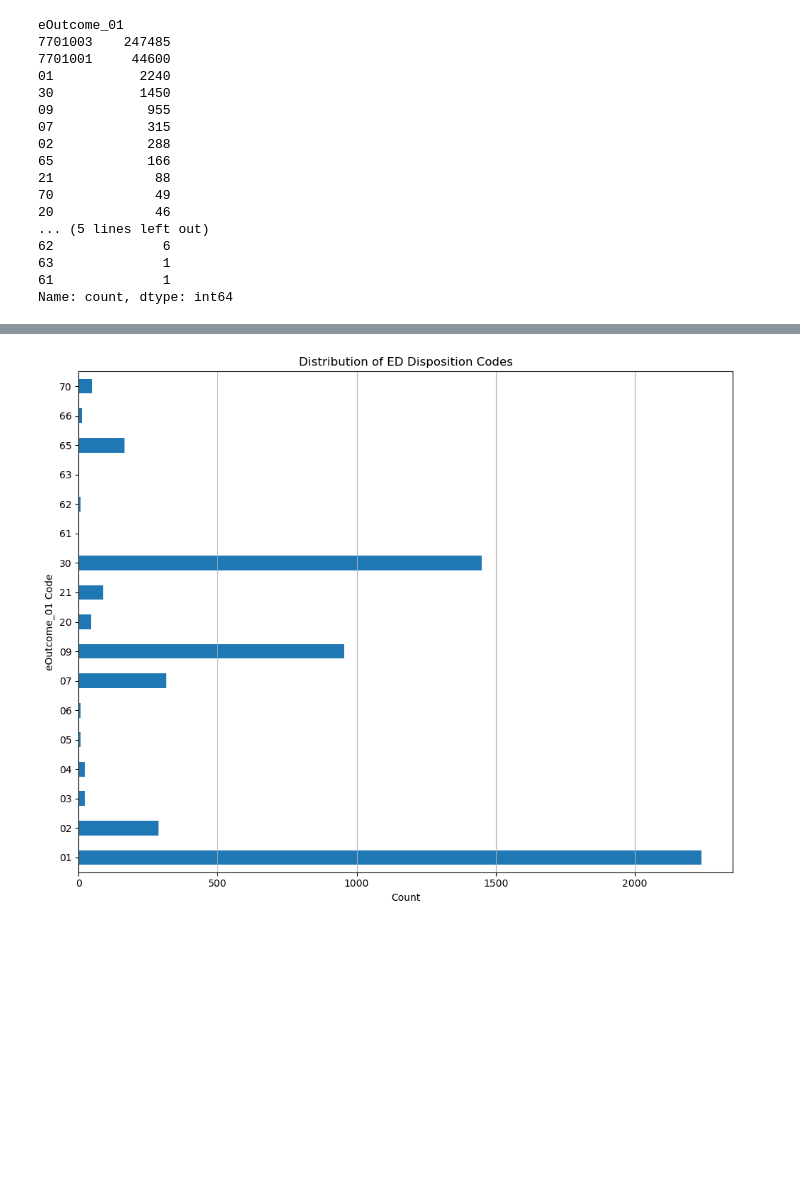
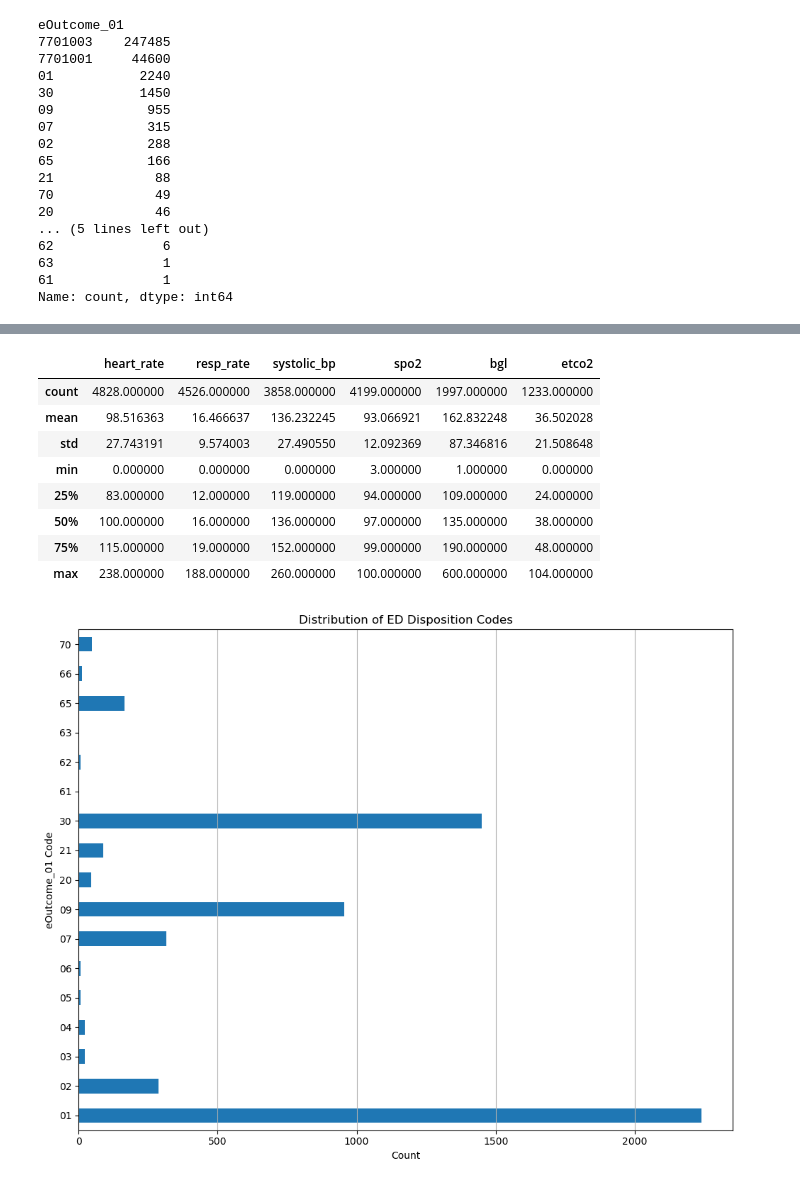
Before and after one commit to n2b8/opiate_use_analysis, a Jupyter notebook: notebooks/02_analysis_modeling.ipynb, the cells around one changed output, grey strips where cells are left out. Cells and saved outputs as stored; diff of their text form; code cells hidden in the pictures; blank space fills up the shorter version.

```diff
--- a/notebooks/02_analysis_modeling.ipynb
+++ b/notebooks/02_analysis_modeling.ipynb
@@ -117,3 +190,16 @@ valid_outcomes['eOutcome_01_label'] = valid_outcomes['eOutcome_01'].map(outcome_
+# %%
+# Check summary stats for sanity
+valid_outcomes[num_cols].describe()
+# %% [output]
+|  | heart_rate | resp_rate | systolic_bp | spo2 | bgl | etco2 |
+| count | 4828.000000 | 4526.000000 | 3858.000000 | 4199.000000 | 1997.000000 | 1233.000000 |
+| mean | 98.516363 | 16.466637 | 136.232245 | 93.066921 | 162.832248 | 36.502028 |
+| std | 27.743191 | 9.574003 | 27.490550 | 12.092369 | 87.346816 | 21.508648 |
+| min | 0.000000 | 0.000000 | 0.000000 | 3.000000 | 1.000000 | 0.000000 |
+| 25% | 83.000000 | 12.000000 | 119.000000 | 94.000000 | 109.000000 | 24.000000 |
+| 50% | 100.000000 | 16.000000 | 136.000000 | 97.000000 | 135.000000 | 38.000000 |
+| 75% | 115.000000 | 19.000000 | 152.000000 | 99.000000 | 190.000000 | 48.000000 |
+| max | 238.000000 | 188.000000 | 260.000000 | 100.000000 | 600.000000 | 104.000000 |
 # %%
 # Distribution of ED outcome codes (after filtering)
 valid_outcomes['eOutcome_01'].value_counts().sort_index().plot(kind='barh', figsize=(10, 8))
```
Also changed, not shown: parts of 21 cells of this notebook, 1 other file.
